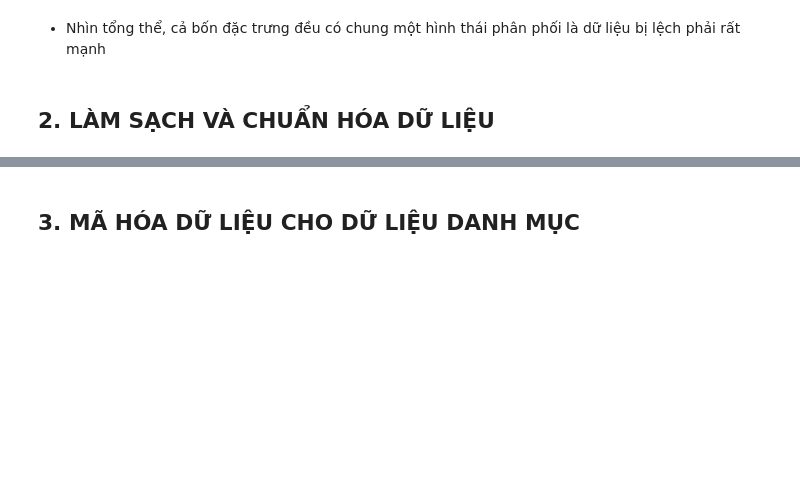
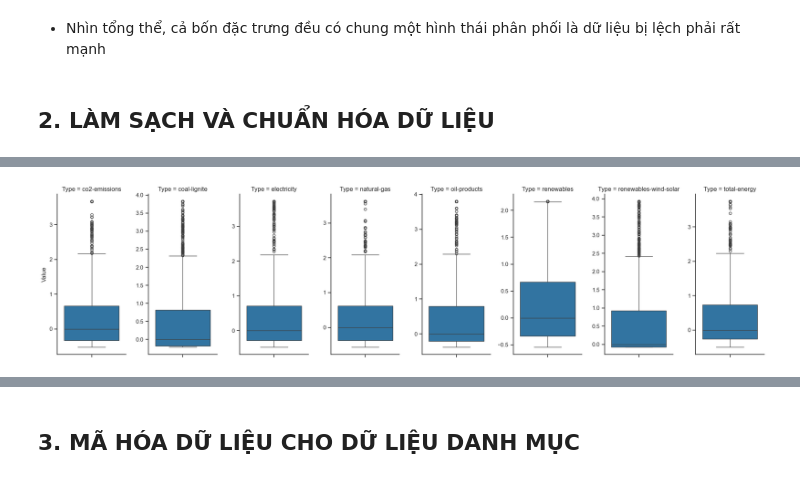
Before and after one commit to NganBui25/-CO2-Emissions-Prediction, a Jupyter notebook: feature_engineering.ipynb, the cells around one changed output, grey strips where cells are left out. Cells and saved outputs as stored; diff of their text form; code cells hidden in the pictures; blank space fills up the shorter version.

```diff
--- a/feature_engineering.ipynb
+++ b/feature_engineering.ipynb
@@ -147,0 +398,29 @@ for col_name in cols_to_plot:
+# %%
+energy_cols = [
+    'co2-emissions', 'coal-lignite', 'electricity',
+    'natural-gas', 'oil-products', 'renewables',
+    'renewables-wind-solar', 'total-energy'
+]
+
+# 2. Chuyển đổi dữ liệu sang dạng "dài" (long format)
+du_lieu_dang_dai = bien_da_chuanhoa.melt(value_vars=energy_cols, var_name='Type', value_name='Value')
+
+# 3. Vẽ biểu đồ bằng catplot giống y hệt hình mẫu
+sns.set_theme(style="ticks")
+
+g = sns.catplot(
+    data=du_lieu_dang_dai,
+    y='Value',
+    col='Type',
+    kind='box',
+    sharex=False,
+    sharey=False,
+    height=5,
+    aspect=0.5,
+    legend=False,
+    color='#1f77b4'
+)
+
+plt.show()
+# %% [output]
+[figure, added]
```
Also changed, not shown: parts of 15 cells of this notebook, 2 other files.
